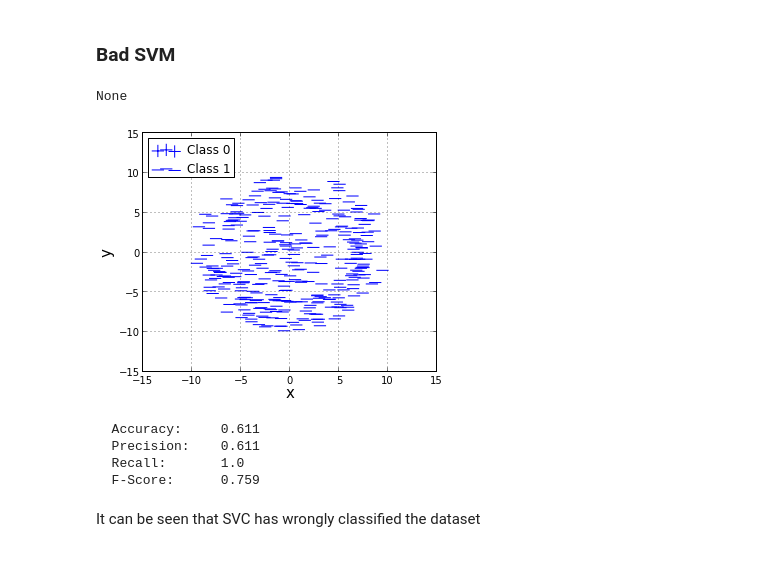
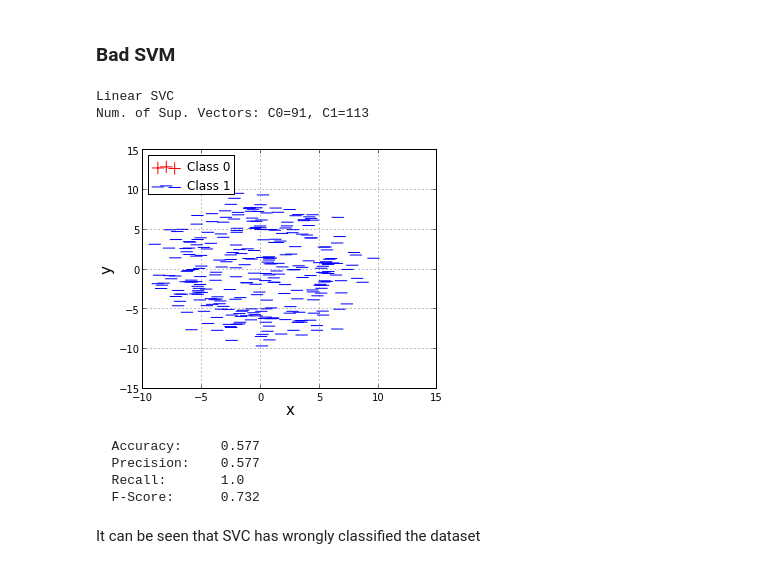
Before and after one commit to sagarjauhari/graph_mining, a Jupyter notebook: Graph Data Mining - L3.ipynb, the cells around one changed output. Drawn from its saved outputs; the diff is of its cells as text; code cells hidden in the pictures.

```diff
--- a/Graph Data Mining - L3.ipynb
+++ b/Graph Data Mining - L3.ipynb
@@ -28,7 +28,7 @@ Welcome to pylab, a matplotlib-based Python environment [backend: module://IPyth
 For more information, type 'help(pylab)'.
 # %%
 def gen_concentric_gaus(n):
-    mult = 10
+    mult = 5
     x1 = [round(random.gauss(0, 3),3)
         for i in range(0, n)]
     y1 = [round(random.gauss(0, 3),3)
@@ -40,10 +40,10 @@ def gen_concentric_gaus(n):
         for i in range(0, n*mult)]
 
     return [i for i in zip(x1,y1, [0]*len(x1)) if \
-        math.pow(i[0],2) + math.pow(i[1],2) < 49 ] \
+        math.pow(i[0],2) + math.pow(i[1],2) < 49] \
         + \
         [i for i in zip(x2,y2,[1]*len(x2)) if \
-        36 < math.pow(i[0],2) + math.pow(i[1],2) < 100 ]
+        25 < math.pow(i[0],2) + math.pow(i[1],2) < 100 ]
 
 n = 100
 bad_kmeans = gen_concentric_gaus(n)
@@ -74,6 +74,7 @@ def plot_pts(n,marker_idx=None):
     fig, ax = plt.subplots()
 
     markers = ['+','_','p','*', 'x']
+    colors =  ['r','b']
 
     x = [i[0] for i in n]
     y = [i[1] for i in n]
@@ -88,6 +89,7 @@ def plot_pts(n,marker_idx=None):
         y_i = [y[i] for i in idx]
         ax.scatter(x_i, y_i, s=150, alpha=1.0,
             marker=markers[r],
+            c = colors[r],
             label = 'Class '+str(r))
 
     ax.set_xlabel('x', fontsize=15)
@@ -196,32 +198,36 @@ It can be seen that K-Means has wrongly classified the dataset splitting the upp
 # %%
 from sklearn import svm
 
 def do_svc(kernel, title):
     clf = svm.SVC(kernel=kernel)
 
     # Training the SVC model on the input data bad_svm
     clf.fit([[i[0], i[1]] for i in bad_svm], [i[2] for i in bad_svm])
 
     # Predicting the bad_svm data with the model
     idx_svm = clf.predict([[i[0], i[1]] for i in bad_svm])
     idx_svm = [int(i) for i in idx_svm]
 
     print "\n\n",title
+    print "Num. of Sup. Vectors: C0=" + \
+            str(clf.n_support_[0]) + ", C1=" + \
+            str(clf.n_support_[1])
     plot_pts(bad_svm, idx_svm)
 
     # Performance
     get_performance([i[2] for i in bad_svm], idx_svm)
 
     return idx_svm
 
-idx_svm_linear = do_svc('linear', None)
+idx_svm_linear = do_svc('linear', "Linear SVC")
 # %% [output]
-None
+Linear SVC
+Num. of Sup. Vectors: C0=91, C1=113
-[figure, old version]
+[figure, new version]
-  Accuracy:     0.611
-  Precision:    0.611
+  Accuracy:     0.577
+  Precision:    0.577
   Recall:       1.0
-  F-Score:      0.759
+  F-Score:      0.732
 # %% [markdown]
 It can be seen that SVC has wrongly classified the dataset
 # %% [markdown]
```
Also changed, not shown: parts of 5 cells of this notebook.
